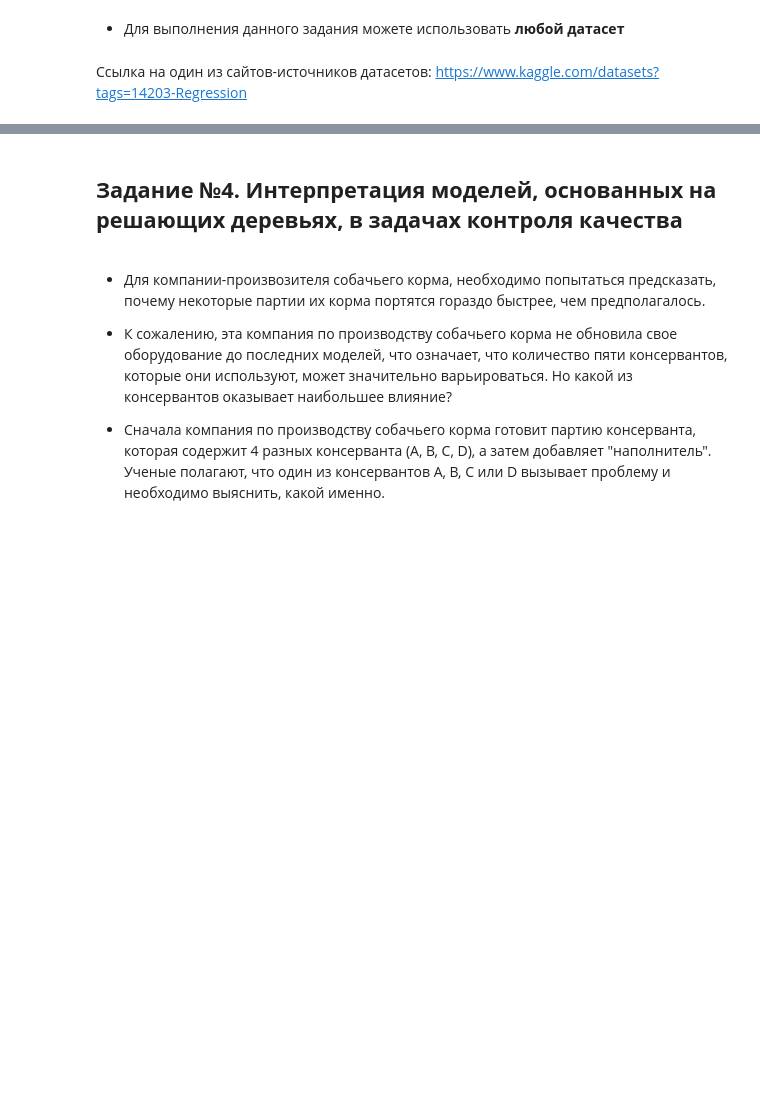
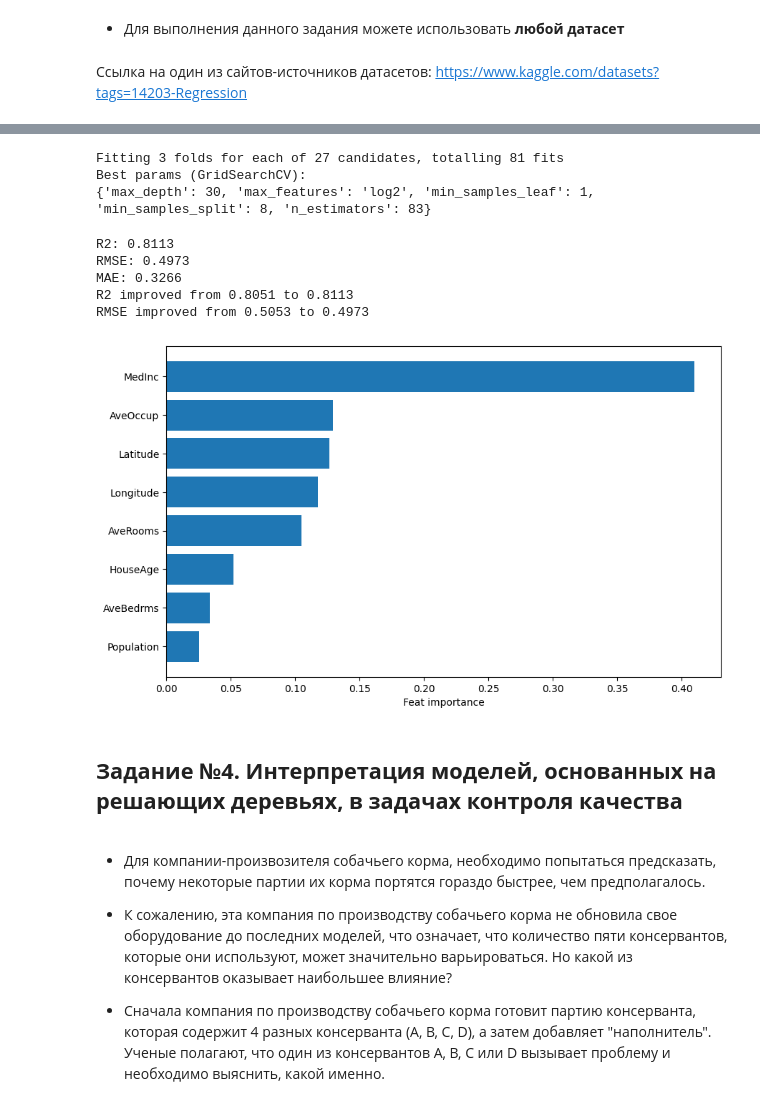
Before and after one commit to Lucaschewitch/Machine-Learning, a Jupyter notebook: Практическая_работа_№7_Random_forest(почти законч).ipynb, the cells around one changed output, grey strips where cells are left out. Cells and saved outputs as stored; diff of their text form; code cells hidden in the pictures; blank space fills up the shorter version.

```diff
--- a/Практическая_работа_№7_Random_forest(почти законч).ipynb
+++ b/Практическая_работа_№7_Random_forest(почти законч).ipynb
@@ -318,3 +535,49 @@ weighted avg       0.72      0.73      0.72       179
+# %%
+best_params = random_search.best_params_
+param_grid = {'n_estimators': [max(50, best_params['n_estimators'] - 20), best_params['n_estimators'], best_params['n_estimators'] + 20], 'max_depth': [best_params['max_depth']], 'min_samples_split': [max(2, best_params['min_samples_split'] - 1), best_params['min_samples_split'], best_params['min_samples_split'] + 1], 'min_samples_leaf': [max(1, best_params['min_samples_leaf'] - 1), best_params['min_samples_leaf'], best_params['min_samples_leaf'] + 1], 'max_features': [best_params['max_features']]}
+
+grid_search = GridSearchCV(estimator=RandomForestRegressor(random_state=42, n_jobs=-1), param_grid=param_grid, cv=3, scoring='r2', verbose=1, n_jobs=-1)
+grid_search.fit(X_train, y_train)
+
+print("Best params (GridSearchCV):")
+print(grid_search.best_params_)
+# %% [output]
+Fitting 3 folds for each of 27 candidates, totalling 81 fits
+Best params (GridSearchCV):
+{'max_depth': 30, 'max_features': 'log2', 'min_samples_leaf': 1, 'min_samples_split': 8, 'n_estimators': 83}
+# %%
+best_model = grid_search.best_estimator_
+
+y_pred_best = best_model.predict(X_test)
+best_r2 = r2_score(y_test, y_pred_best)
+best_rmse = np.sqrt(mean_squared_error(y_test, y_pred_best))
+best_mae = mean_absolute_error(y_test, y_pred_best)
+
+print(f"R2: {best_r2:.4f}")
+print(f"RMSE: {best_rmse:.4f}")
+print(f"MAE: {best_mae:.4f}")
+
+print(f"R2 improved from {base_r2:.4f} to {best_r2:.4f}")
+print(f"RMSE improved from {base_rmse:.4f} to {best_rmse:.4f}")
+# %% [output]
+R2: 0.8113
+RMSE: 0.4973
+MAE: 0.3266
+R2 improved from 0.8051 to 0.8113
+RMSE improved from 0.5053 to 0.4973
+# %%
+feature_importance = best_model.feature_importances_
+feature_names = X.columns
+sorted_idx = np.argsort(feature_importance)[::-1]
+
+plt.figure(figsize=(10, 6))
+plt.barh(range(len(sorted_idx)), feature_importance[sorted_idx], align='center')
+plt.yticks(range(len(sorted_idx)), [feature_names[i] for i in sorted_idx])
+plt.xlabel('Feat importance')
+plt.gca().invert_yaxis()
+plt.show()
+# %% [output]
+[figure, added]
 # %% [markdown]
 ## **Задание №4. Интерпретация моделей, основанных на решающих деревьях, в задачах контроля качества**
 # %% [markdown]
```
Also changed, not shown: parts of 17 cells of this notebook.
